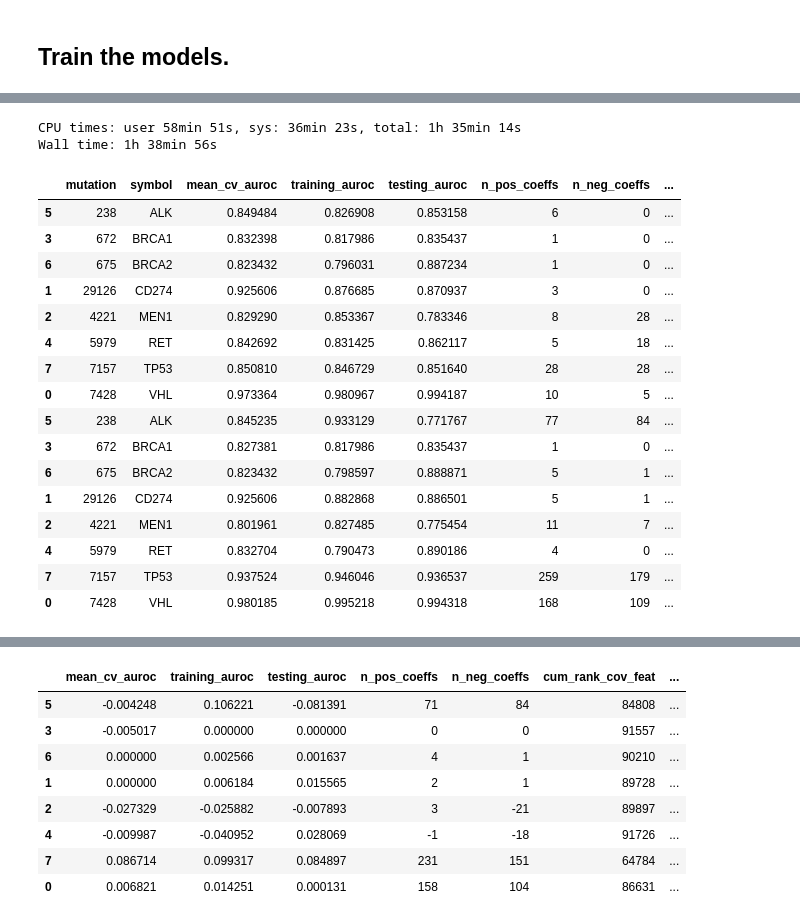
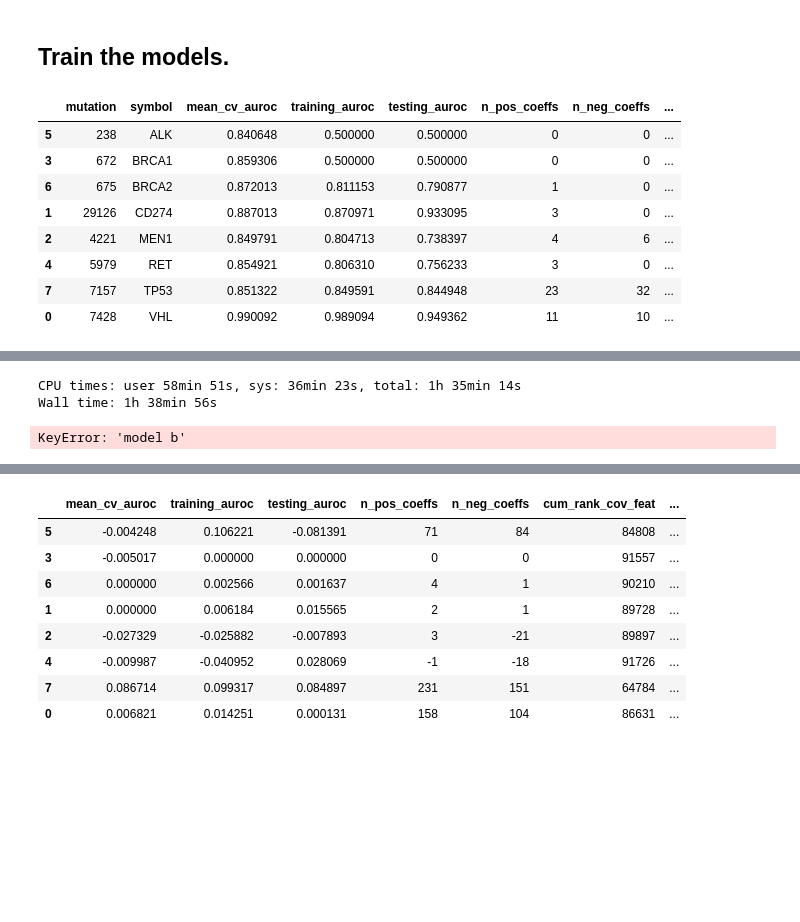
Before and after one commit to joshlevy89/machine-learning, a Jupyter notebook: explore/marginal-gain/1.Marginal-Gain-Multiple-Mutations.ipynb, the cells around one changed output, grey strips where cells are left out. Saved outputs shown, nothing was run; the diff lists cells and outputs as text; code cells hidden in the pictures; blank space fills up the shorter version.

Commit message:
Work on training/testing approach for both models.

```diff
--- a/explore/marginal-gain/1.Marginal-Gain-Multiple-Mutations.ipynb
+++ b/explore/marginal-gain/1.Marginal-Gain-Multiple-Mutations.ipynb
@@ -109,10 +109,5 @@ combo_pipeline = Pipeline([
 covariates_pipeline = Pipeline(steps=[
     ('imputer', Imputer()),
     ('standardize', StandardScaler()),
-    ('select', SelectKBest(fs_mad,'all')),
     ('classify', SGDClassifier(random_state=0, class_weight='balanced'))
 ])
-
-cv_pipeline = {}
-cv_pipeline['model a'] = GridSearchCV(estimator=covariates_pipeline, param_grid=param_grid, scoring='roc_auc')
-cv_pipeline['model b'] = GridSearchCV(estimator=combo_pipeline, param_grid=param_grid, scoring='roc_auc')
@@ -125,7 +124,7 @@ def get_aurocs(X, y, pipeline, series, model_type):
     """
     Fit the classifier for the given mutation (y) and output predictions for it
     """
-    X_train, X_test, y_train, y_test = train_test_split(X, y, test_size=0.1, random_state=0)
+    X_train, X_test, y_train, y_test = train_test_split(X, y, test_size=0.25, stratify=y, random_state=0)
     pipeline.fit(X=X_train, y=y_train)
     y_pred_train = pipeline.decision_function(X_train)
     y_pred_test = pipeline.decision_function(X_test)
@@ -138,6 +137,8 @@ def get_aurocs(X, y, pipeline, series, model_type):
     series['testing_auroc'] = roc_auc_score(y_test, y_pred_test)
     series['n_pos_coeffs'] = n_pos
     series['n_neg_coeffs'] = n_neg
+    series['n_positive_mutation'] = sum(y==1)
+    series['n_negative_mutation'] = sum(y==0)
     series['cum_rank_cov_feat'] = cov_ranks.sum()
     series['median_rank_cov_feat'] = np.median(cov_ranks)
     series['mean_rank_cov_feat'] = np.mean(cov_ranks)
@@ -166,12 +167,13 @@ def get_coeffs(pipeline, X_train, model_type):
     final_classifier = final_pipeline.named_steps['classify']
 
     # Get indices of features
-    if model_type == 'model a': select_step = 'select'
-    else: select_step = 'features'
-    select_indices = final_pipeline.named_steps[select_step].transform(
-        np.arange(len(X_train.columns)).reshape(1, -1)
-    ).tolist()
-    if model_type =='model b': select_indices = [x for sublist in select_indices for x in sublist]
+    if model_type == 'model a':
+        select_indices = list(range(len(covariates.columns.values)))
+    else:
+        select_indices = final_pipeline.named_steps['features'].transform(
+            np.arange(len(X_train.columns)).reshape(1, -1)
+        ).tolist()
+        select_indices = [x for sublist in select_indices for x in sublist]
 
     # Make df features, weights
     coef_df = pd.DataFrame.from_items([
@@ -205,13 +207,23 @@ auroc_dfs = {}
 # %%
 %%time
 # Train model a: covariates only.
 warnings.filterwarnings("ignore") # ignore deprecation warning for grid_scores_
 rows = list()
 for m in list(mutations):
     series = pd.Series()
     series['mutation'] = m
     series['symbol'] = mutations[m]
     rows.append(get_aurocs(X['model a'], Y[m], cv_pipeline['model a'], series, 'model a'))
 auroc_dfs['model a'] = pd.DataFrame(rows)
 auroc_dfs['model a'].sort_values(['symbol', 'testing_auroc'], ascending=[True, False], inplace=True)
+display(auroc_dfs['model a'])
 # %% [output]
+|  | mutation | symbol | mean_cv_auroc | training_auroc | testing_auroc | n_pos_coeffs | n_neg_coeffs | ... |
+| 5 | 238 | ALK | 0.840648 | 0.500000 | 0.500000 | 0 | 0 | ... |
+| 3 | 672 | BRCA1 | 0.859306 | 0.500000 | 0.500000 | 0 | 0 | ... |
+| 6 | 675 | BRCA2 | 0.872013 | 0.811153 | 0.790877 | 1 | 0 | ... |
+| 1 | 29126 | CD274 | 0.887013 | 0.870971 | 0.933095 | 3 | 0 | ... |
+| 2 | 4221 | MEN1 | 0.849791 | 0.804713 | 0.738397 | 4 | 6 | ... |
+| 4 | 5979 | RET | 0.854921 | 0.806310 | 0.756233 | 3 | 0 | ... |
+| 7 | 7157 | TP53 | 0.851322 | 0.849591 | 0.844948 | 23 | 32 | ... |
+| 0 | 7428 | VHL | 0.990092 | 0.989094 | 0.949362 | 11 | 10 | ... |
@@ -236,23 +248,7 @@ Wall time: 1h 38min 56s
 auroc_dfs['model a']['model'] = 'covariates_only'
 auroc_dfs['model b']['model'] = 'combined'
 auroc_df = pd.concat([auroc_dfs['model a'],auroc_dfs['model b']])
-display(auroc_df)
 auroc_df.to_csv("./auroc_df.tsv", sep="\t")
+auroc_df.head(2)
 # %% [output]
-|  | mutation | symbol | mean_cv_auroc | training_auroc | testing_auroc | n_pos_coeffs | n_neg_coeffs | ... |
-| 5 | 238 | ALK | 0.849484 | 0.826908 | 0.853158 | 6 | 0 | ... |
-| 3 | 672 | BRCA1 | 0.832398 | 0.817986 | 0.835437 | 1 | 0 | ... |
-| 6 | 675 | BRCA2 | 0.823432 | 0.796031 | 0.887234 | 1 | 0 | ... |
-| 1 | 29126 | CD274 | 0.925606 | 0.876685 | 0.870937 | 3 | 0 | ... |
-| 2 | 4221 | MEN1 | 0.829290 | 0.853367 | 0.783346 | 8 | 28 | ... |
-| 4 | 5979 | RET | 0.842692 | 0.831425 | 0.862117 | 5 | 18 | ... |
-| 7 | 7157 | TP53 | 0.850810 | 0.846729 | 0.851640 | 28 | 28 | ... |
-| 0 | 7428 | VHL | 0.973364 | 0.980967 | 0.994187 | 10 | 5 | ... |
-| 5 | 238 | ALK | 0.845235 | 0.933129 | 0.771767 | 77 | 84 | ... |
-| 3 | 672 | BRCA1 | 0.827381 | 0.817986 | 0.835437 | 1 | 0 | ... |
-| 6 | 675 | BRCA2 | 0.823432 | 0.798597 | 0.888871 | 5 | 1 | ... |
-| 1 | 29126 | CD274 | 0.925606 | 0.882868 | 0.886501 | 5 | 1 | ... |
-| 2 | 4221 | MEN1 | 0.801961 | 0.827485 | 0.775454 | 11 | 7 | ... |
-| 4 | 5979 | RET | 0.832704 | 0.790473 | 0.890186 | 4 | 0 | ... |
-| 7 | 7157 | TP53 | 0.937524 | 0.946046 | 0.936537 | 259 | 179 | ... |
-| 0 | 7428 | VHL | 0.980185 | 0.995218 | 0.994318 | 168 | 109 | ... |
+KeyError: 'model b'
```
Also changed, not shown: parts of 3 cells of this notebook.
